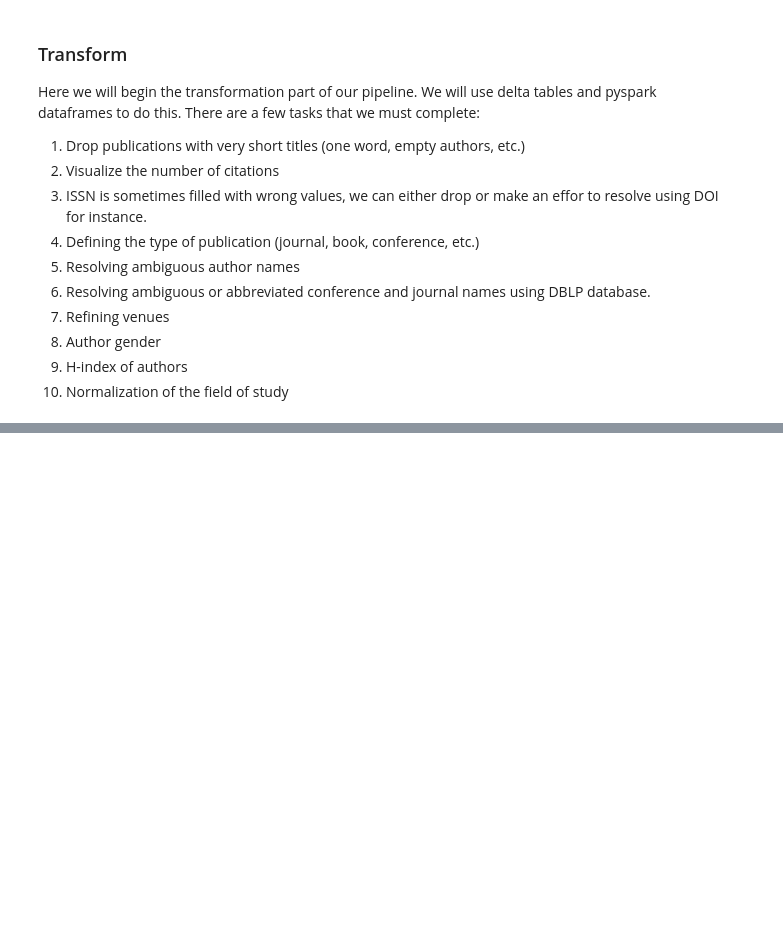
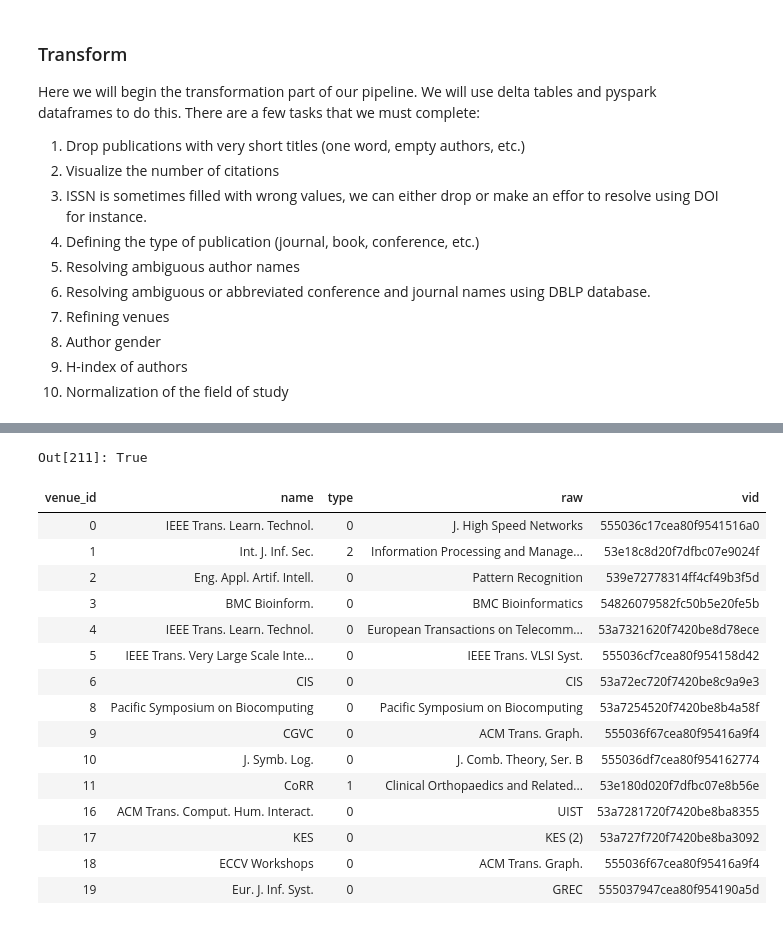
Before and after one commit to lelare/ETL, a Jupyter notebook: ETL_Pipeline.ipynb, the cells around one changed output, grey strips where cells are left out. Drawn from its saved outputs; the diff is of its cells as text; code cells hidden in the pictures; blank space fills up the shorter version.

Commit message:
refine venues

```diff
--- a/ETL_Pipeline.ipynb
+++ b/ETL_Pipeline.ipynb
@@ -490,7 +513,26 @@ publication_table.write.format("delta").mode("append").save("dbfs:/FileStore/tab
 # %%
 # load table from delta lake
-author_table = spark.read.format("delta").load("dbfs:/FileStore/tables/delta/author_table")
+venue_table = spark.read.format("delta").load("dbfs:/FileStore/tables/delta/venue_table")
 # %%
-# dbutils.fs.rm("dbfs:/FileStore/tables/delta/author_table", recurse=True)
+dbutils.fs.rm("dbfs:/FileStore/tables/delta/venue_table", recurse=True)
+# %% [output]
+Out[211]: True
 # %%
-display(author_table)
+display(venue_table)
+# %% [output]
+| venue_id | name | type | raw | vid |
+| 0 | IEEE Trans. Learn. Technol. | 0 | J. High Speed Networks | 555036c17cea80f9541516a0 |
+| 1 | Int. J. Inf. Sec. | 2 | Information Processing and Manage... | 53e18c8d20f7dfbc07e9024f |
+| 2 | Eng. Appl. Artif. Intell. | 0 | Pattern Recognition | 539e72778314ff4cf49b3f5d |
+| 3 | BMC Bioinform. | 0 | BMC Bioinformatics | 54826079582fc50b5e20fe5b |
+| 4 | IEEE Trans. Learn. Technol. | 0 | European Transactions on Telecomm... | 53a7321620f7420be8d78ece |
+| 5 | IEEE Trans. Very Large Scale Inte... | 0 | IEEE Trans. VLSI Syst. | 555036cf7cea80f954158d42 |
+| 6 | CIS | 0 | CIS | 53a72ec720f7420be8c9a9e3 |
+| 8 | Pacific Symposium on Biocomputing | 0 | Pacific Symposium on Biocomputing | 53a7254520f7420be8b4a58f |
+| 9 | CGVC | 0 | ACM Trans. Graph. | 555036f67cea80f95416a9f4 |
+| 10 | J. Symb. Log. | 0 | J. Comb. Theory, Ser. B | 555036df7cea80f954162774 |
+| 11 | CoRR | 1 | Clinical Orthopaedics and Related... | 53e180d020f7dfbc07e8b56e |
+| 16 | ACM Trans. Comput. Hum. Interact. | 0 | UIST | 53a7281720f7420be8ba8355 |
+| 17 | KES | 0 | KES (2) | 53a727f720f7420be8ba3092 |
+| 18 | ECCV Workshops | 0 | ACM Trans. Graph. | 555036f67cea80f95416a9f4 |
+| 19 | Eur. J. Inf. Syst. | 0 | GREC | 555037947cea80f954190a5d |
```
Also changed, not shown: parts of 10 cells of this notebook.
